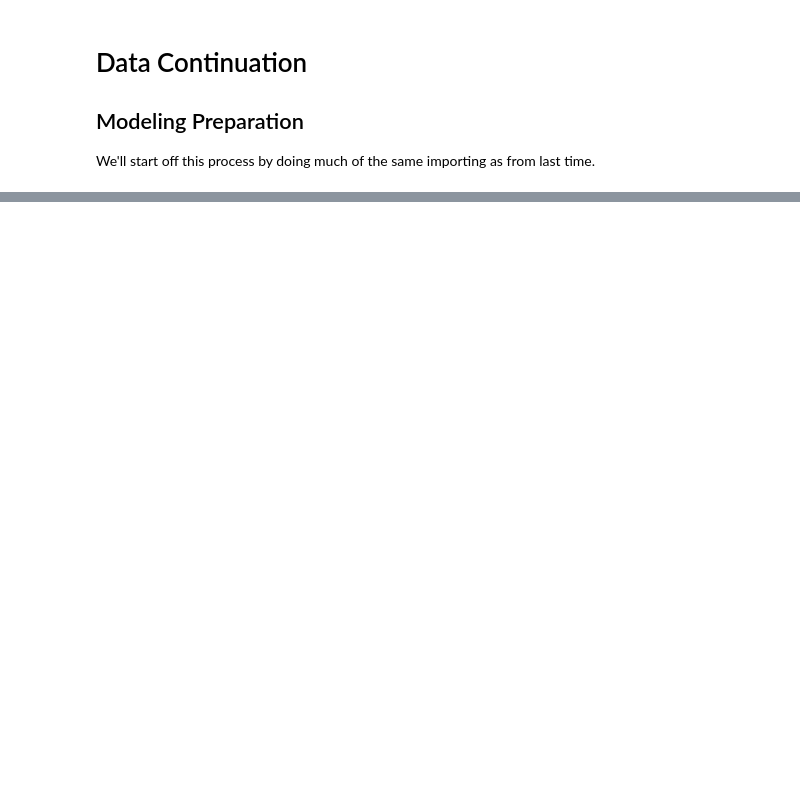
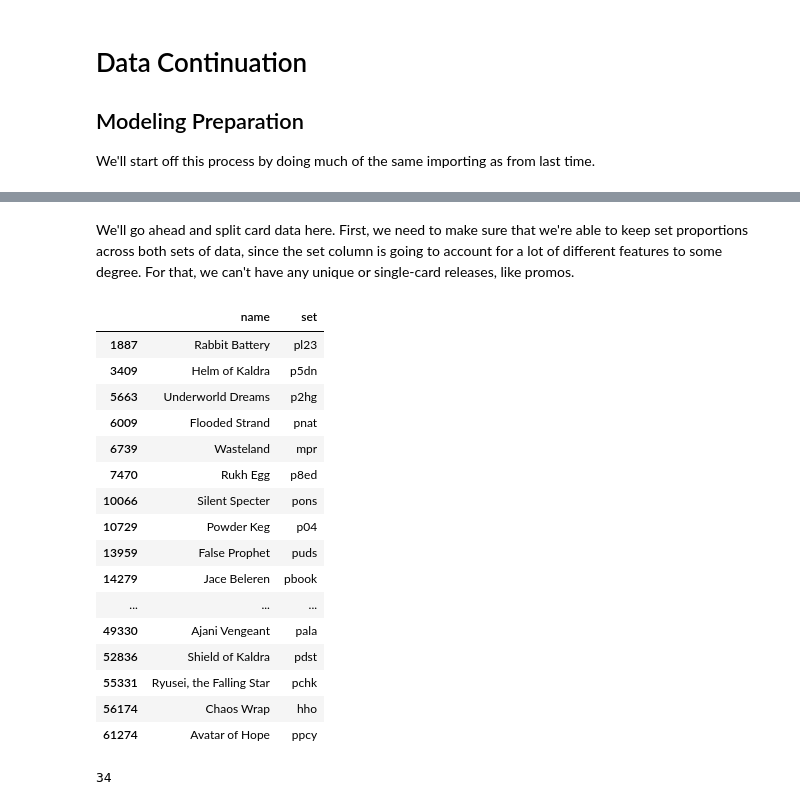
Before and after one commit to ParkedHampster/Spell-Trends, a Jupyter notebook: step2.ipynb, the cells around one changed output, grey strips where cells are left out. Cells and saved outputs as stored; diff of their text form; code cells hidden in the pictures; blank space fills up the shorter version.

```diff
--- a/step2.ipynb
+++ b/step2.ipynb
@@ -51,0 +84,33 @@ cards.head()[['name','oracle_text','abilities_list','median_foil','median_normal
+# %% [markdown]
+We'll go ahead and split card data here. First, we need
+to make sure that we're able to keep set proportions
+across both sets of data, since the set column is going
+to account for a lot of different features to some
+degree. For that, we can't have any unique or
+single-card releases, like promos.
+# %%
+sets = cards['set'].value_counts()
+promo_sets_list = sets[sets <= 1].index
+unique_set_cards = cards[
+        cards['set'].isin(promo_sets_list)
+    ][['name','set']]
+display(unique_set_cards, len(unique_set_cards))
+# %% [output]
+|  | name | set |
+| 1887 | Rabbit Battery | pl23 |
+| 3409 | Helm of Kaldra | p5dn |
+| 5663 | Underworld Dreams | p2hg |
+| 6009 | Flooded Strand | pnat |
+| 6739 | Wasteland | mpr |
+| 7470 | Rukh Egg | p8ed |
+| 10066 | Silent Specter | pons |
+| 10729 | Powder Keg | p04 |
+| 13959 | False Prophet | puds |
+| 14279 | Jace Beleren | pbook |
+| ... | ... | ... |
+| 49330 | Ajani Vengeant | pala |
+| 52836 | Shield of Kaldra | pdst |
+| 55331 | Ryusei, the Falling Star | pchk |
+| 56174 | Chaos Wrap | hho |
+| 61274 | Avatar of Hope | ppcy |
+34
```
Also changed, not shown: parts of 20 cells of this notebook, 2 other files.
